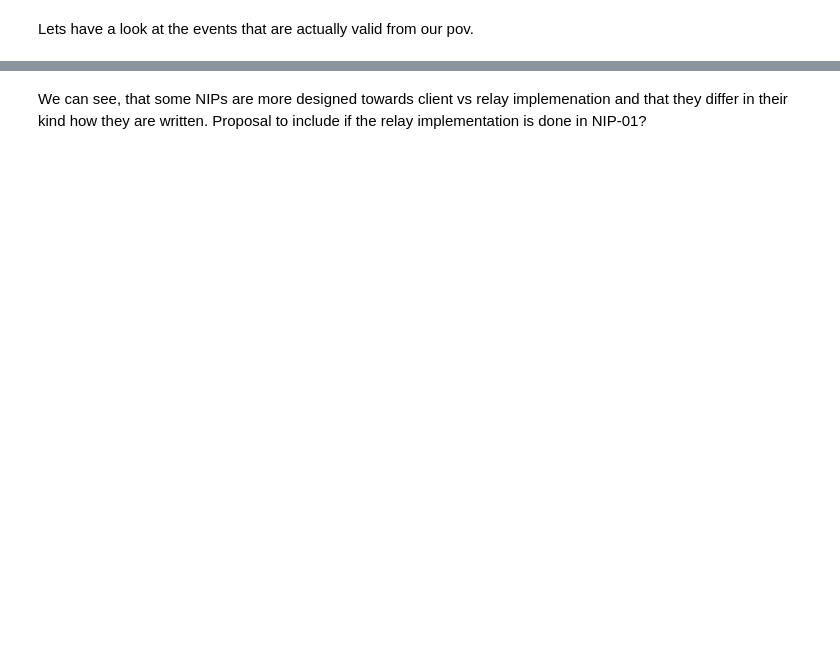
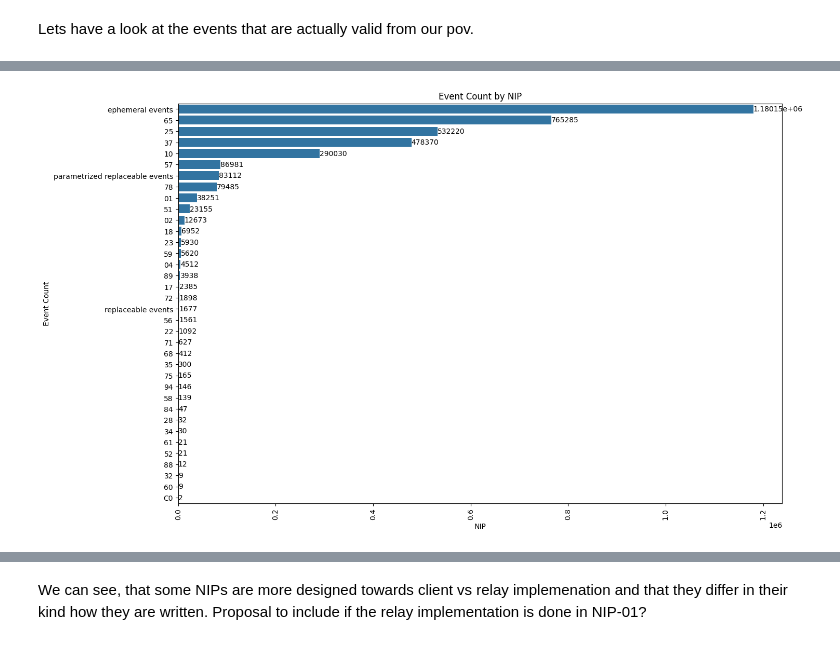
Before and after one commit to SEG-UNIBE/artio-insight, a Jupyter notebook: notebooks/artio.ipynb, the cells around one changed output, grey strips where cells are left out. Drawn from its saved outputs; the diff is of its cells as text; code cells hidden in the pictures; blank space fills up the shorter version.

```diff
--- a/notebooks/artio.ipynb
+++ b/notebooks/artio.ipynb
@@ -809,3 +809,18 @@ plt.show()
+# %%
+df_plot = df_event_nips.groupby("nipname")["count"].sum()
+df_plot = df_plot.sort_values(axis="index", ascending=False)
+
+fig, ax = plt.subplots(figsize=(15, 10))
+ax = sb.barplot(data=df_plot, orient='h')
+ax.bar_label(ax.containers[0])
+ax.set_xlabel('NIP')
+plt.xticks(rotation=90)
+ax.set_ylabel('Event Count')
+plt.title('Event Count by NIP')
+save_pdf(plt, "nip_occurence_all")
+plt.show()
+# %% [output]
+[figure, added]
 # %%
 df_plot = df_event_nips.loc[df_event_nips["supported"] != "supported"]
 df_plot = df_plot.groupby("nipname")["count"].sum()
```
Also changed, not shown: parts of 18 cells of this notebook.
